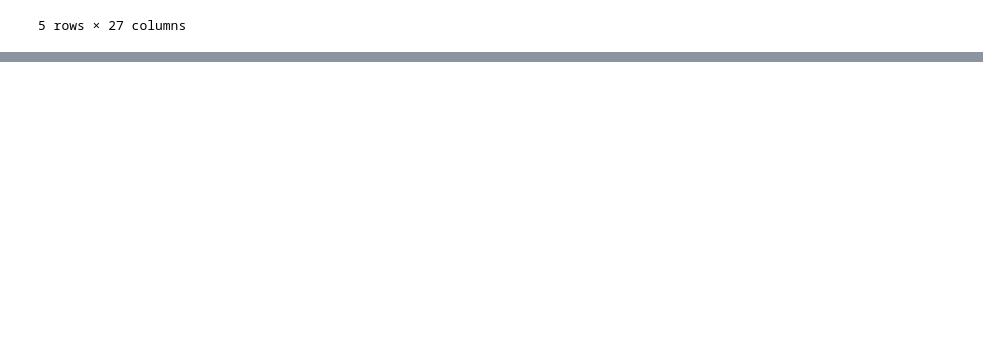
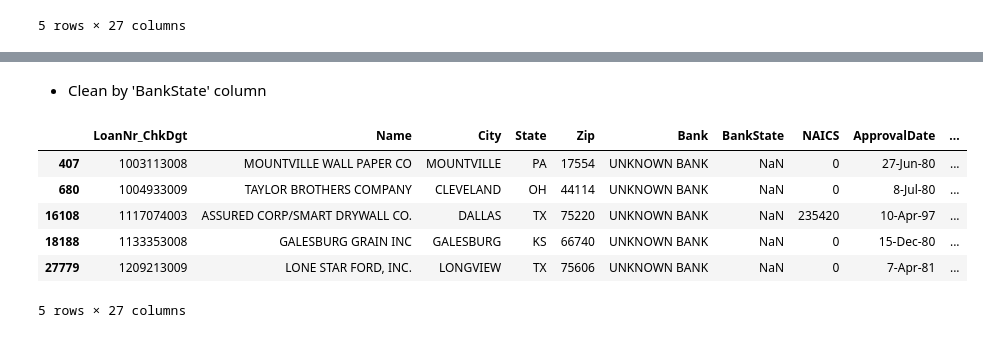
Before and after one commit to MichAdebayo/brief-loan-prediction, a Jupyter notebook: nettoyage.ipynb, the cells around one changed output, grey strips where cells are left out. Drawn from its saved outputs; the diff is of its cells as text; code cells hidden in the pictures; blank space fills up the shorter version.

```diff
--- a/nettoyage.ipynb
+++ b/nettoyage.ipynb
@@ -216,0 +109,3 @@ ValueError: The truth value of a Series is ambiguous. Use a.empty, a.bool(), a.i
+# %%
+# Input unknown for rows with missing name data
+wdf['Name'] = wdf['Name'].fillna('UNKNOWN NAME')
@@ -216,0 +194,18 @@ ValueError: The truth value of a Series is ambiguous. Use a.empty, a.bool(), a.i
+# %%
+# Input unknown for rows with missing bank data
+wdf['Bank'] = wdf['Bank'].fillna('UNKNOWN BANK')
+# %% [markdown]
+- Clean by 'BankState' column
+# %%
+# Check rows with missing bankstate data
+check_missing_bank_state = wdf[wdf['BankState'].isna()]
+
+check_missing_bank_state.head()
+# %% [output]
+|  | LoanNr_ChkDgt | Name | City | State | Zip | Bank | BankState | NAICS | ApprovalDate | ... |
+| 407 | 1003113008 | MOUNTVILLE WALL PAPER CO | MOUNTVILLE | PA | 17554 | UNKNOWN BANK | NaN | 0 | 27-Jun-80 | ... |
+| 680 | 1004933009 | TAYLOR BROTHERS COMPANY | CLEVELAND | OH | 44114 | UNKNOWN BANK | NaN | 0 | 8-Jul-80 | ... |
+| 16108 | 1117074003 | ASSURED CORP/SMART DRYWALL CO. | DALLAS | TX | 75220 | UNKNOWN BANK | NaN | 235420 | 10-Apr-97 | ... |
+| 18188 | 1133353008 | GALESBURG GRAIN INC | GALESBURG | KS | 66740 | UNKNOWN BANK | NaN | 0 | 15-Dec-80 | ... |
+| 27779 | 1209213009 | LONE STAR FORD, INC. | LONGVIEW | TX | 75606 | UNKNOWN BANK | NaN | 0 | 7-Apr-81 | ... |
+5 rows × 27 columns
```
Also changed, not shown: parts of 66 cells of this notebook.
